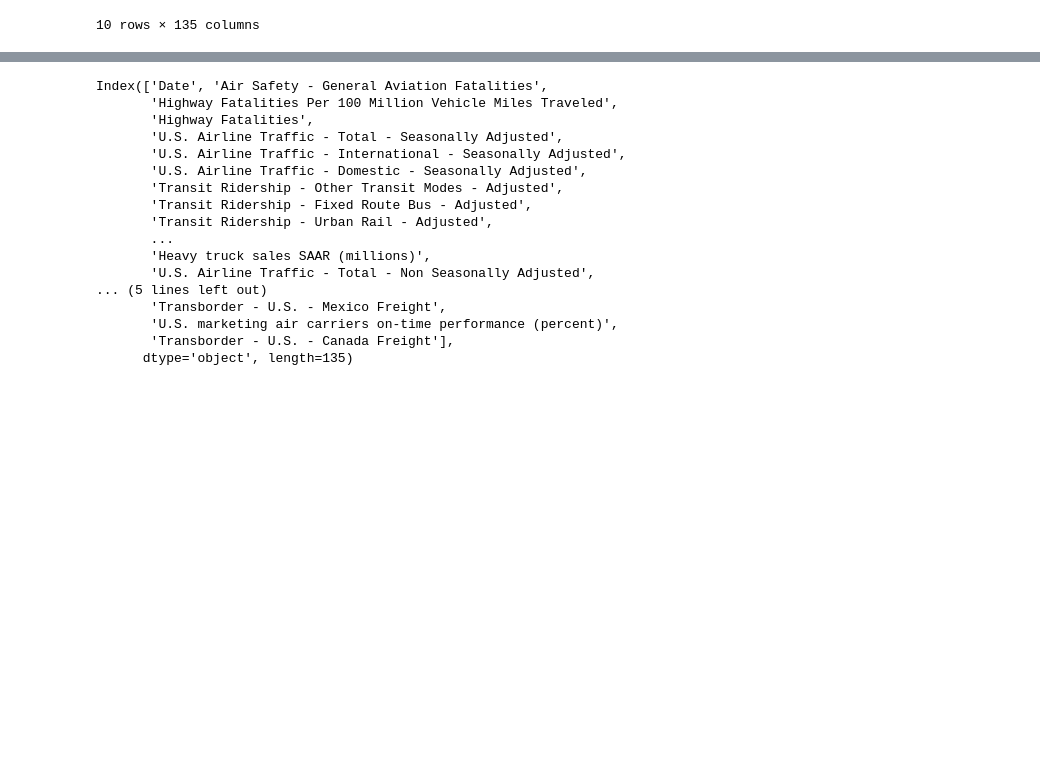
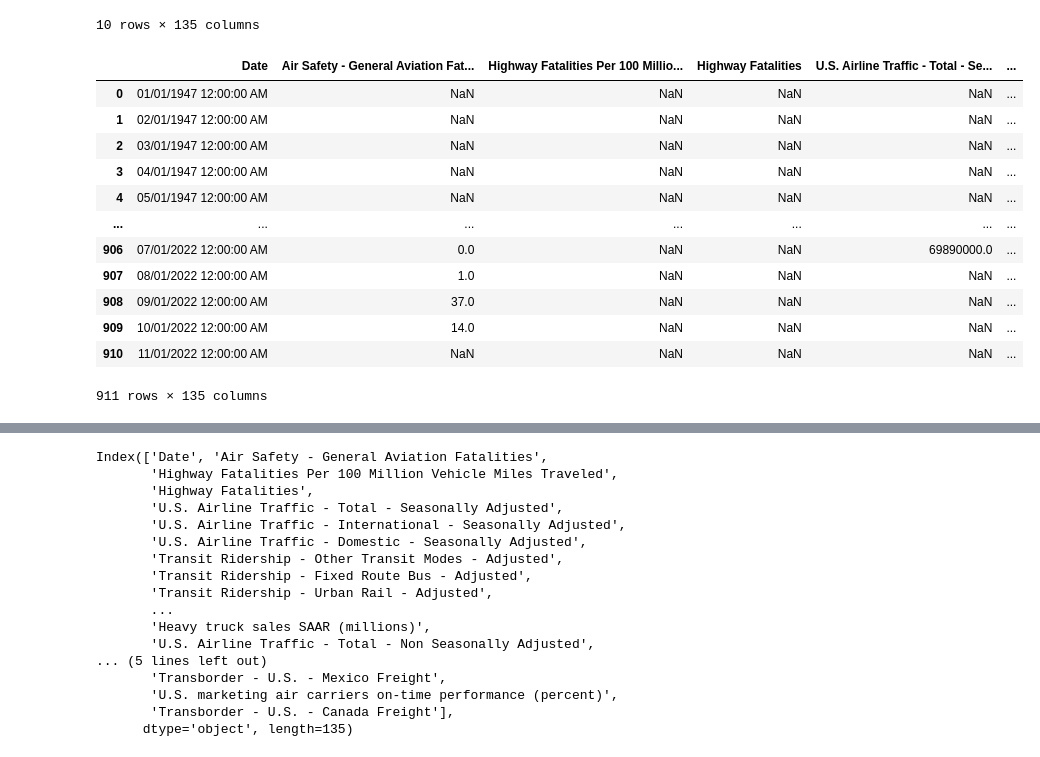
Before and after one commit to dnhuang/data102-fa22, a Jupyter notebook: huang_analysis.ipynb, the cells around one changed output, grey strips where cells are left out. Cells and saved outputs as stored; diff of their text form; code cells hidden in the pictures; blank space fills up the shorter version.

```diff
--- a/huang_analysis.ipynb
+++ b/huang_analysis.ipynb
@@ -46,3 +46,19 @@ df_mts.head(10)
 | 8 | 09/01/1947 12:00:00 AM | NaN | NaN | NaN | NaN | ... |
 | 9 | 10/01/1947 12:00:00 AM | NaN | NaN | NaN | NaN | ... |
 10 rows × 135 columns
+# %%
+df_mts
+# %% [output]
+|  | Date | Air Safety - General Aviation Fat... | Highway Fatalities Per 100 Millio... | Highway Fatalities | U.S. Airline Traffic - Total - Se... | ... |
+| 0 | 01/01/1947 12:00:00 AM | NaN | NaN | NaN | NaN | ... |
+| 1 | 02/01/1947 12:00:00 AM | NaN | NaN | NaN | NaN | ... |
+| 2 | 03/01/1947 12:00:00 AM | NaN | NaN | NaN | NaN | ... |
+| 3 | 04/01/1947 12:00:00 AM | NaN | NaN | NaN | NaN | ... |
+| 4 | 05/01/1947 12:00:00 AM | NaN | NaN | NaN | NaN | ... |
+| ... | ... | ... | ... | ... | ... | ... |
+| 906 | 07/01/2022 12:00:00 AM | 0.0 | NaN | NaN | 69890000.0 | ... |
+| 907 | 08/01/2022 12:00:00 AM | 1.0 | NaN | NaN | NaN | ... |
+| 908 | 09/01/2022 12:00:00 AM | 37.0 | NaN | NaN | NaN | ... |
+| 909 | 10/01/2022 12:00:00 AM | 14.0 | NaN | NaN | NaN | ... |
+| 910 | 11/01/2022 12:00:00 AM | NaN | NaN | NaN | NaN | ... |
+911 rows × 135 columns
```
Also changed, not shown: parts of 19 cells of this notebook, 2 other files.
